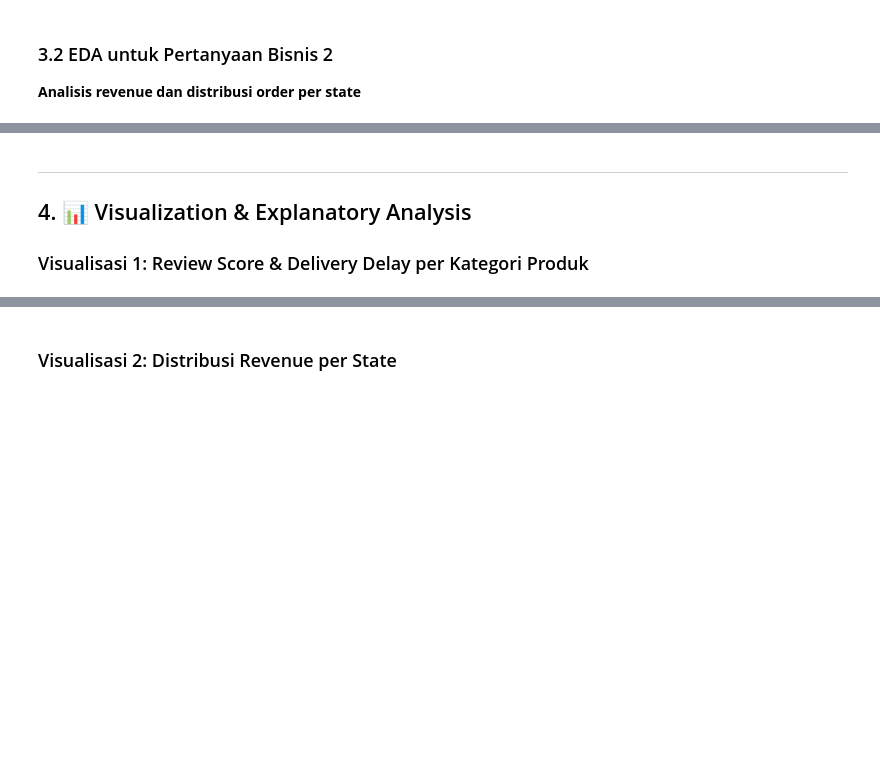
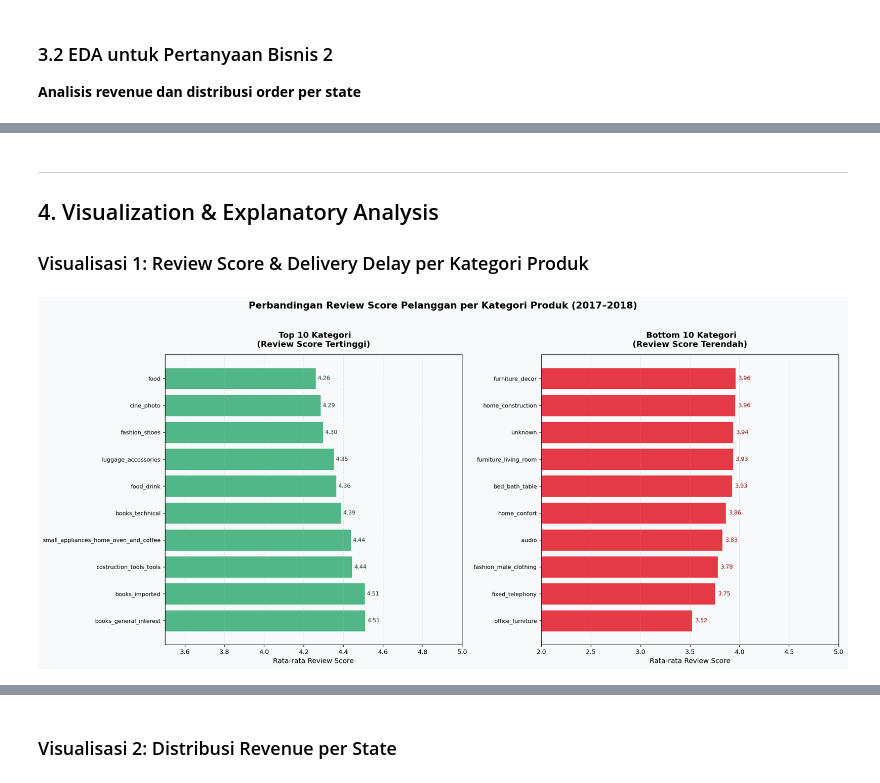
Before and after one commit to berliani/ecommerce-analysis, a Jupyter notebook: notebook.ipynb, the cells around one changed output, grey strips where cells are left out. Drawn from its saved outputs; the diff is of its cells as text; code cells hidden in the pictures; blank space fills up the shorter version.

```diff
--- a/notebook.ipynb
+++ b/notebook.ipynb
@@ -102,8 +109,7 @@ print("✅ Libraries loaded!")
 # %%
-# ============================================================
 # LOAD ALL CSV FILES INTO DATAFRAMES
-# ============================================================
-BASE = 'data/'
+path = 'data'
+BASE = path + '/'
 
 orders_df           = pd.read_csv(BASE + 'olist_orders_dataset.csv')
 order_items_df      = pd.read_csv(BASE + 'olist_order_items_dataset.csv')
@@ -127,6 +133,6 @@ datasets = {
     'product_category': product_category_df
 }
 
-print("📦 Dataset yang berhasil dimuat:")
+print(" Dataset yang berhasil dimuat:")
 for name, df in datasets.items():
     print(f"  {name:25s} → {df.shape[0]:,} baris × {df.shape[1]} kolom")
@@ -403,12 +659,11 @@ display(monthly_trend.tail(12))
 # %% [markdown]
 ---
-## 4. 📊 Visualization & Explanatory Analysis
+## 4. Visualization & Explanatory Analysis
 
 ### Visualisasi 1: Review Score & Delivery Delay per Kategori Produk
 # %%
-# ============================================================
-# VISUALISASI 1A: Top & Bottom Kategori berdasarkan Review Score
-# ============================================================
+
+# Top & Bottom Kategori berdasarkan Review Score
 fig, axes = plt.subplots(1, 2, figsize=(18, 8))
 fig.patch.set_facecolor('#F8F9FA')
 
@@ -420,36 +675,36 @@ ax1 = axes[0]
 bars = ax1.barh(top10['category_en'], top10['avg_review_score'],
                 color='#52B788', edgecolor='white', linewidth=0.5)
 ax1.set_xlim(3.5, 5.0)
-ax1.set_title('🟢 Top 10 Kategori\n(Review Score Tertinggi)',
+ax1.set_title(' Top 10 Kategori\n(Review Score Tertinggi)',
                fontsize=13, fontweight='bold', pad=12)
 ax1.set_xlabel('Rata-rata Review Score', fontsize=11)
 ax1.set_facecolor('#F8F9FA')
 ax1.grid(axis='x', alpha=0.3, linestyle='--')
 ax1.tick_params(axis='y', labelsize=9)
 for bar in bars:
     ax1.text(bar.get_width() + 0.01, bar.get_y() + bar.get_height()/2,
              f'{bar.get_width():.2f}', va='center', fontsize=9, color='#1B4332')
 
 # Bottom 10
 ax2 = axes[1]
 bars2 = ax2.barh(bot10['category_en'], bot10['avg_review_score'],
                  color='#E63946', edgecolor='white', linewidth=0.5)
 ax2.set_xlim(2.0, 5.0)
-ax2.set_title('🔴 Bottom 10 Kategori\n(Review Score Terendah)',
+ax2.set_title(' Bottom 10 Kategori\n(Review Score Terendah)',
                fontsize=13, fontweight='bold', pad=12)
 ax2.set_xlabel('Rata-rata Review Score', fontsize=11)
 ax2.set_facecolor('#F8F9FA')
 ax2.grid(axis='x', alpha=0.3, linestyle='--')
 ax2.tick_params(axis='y', labelsize=9)
 for bar in bars2:
     ax2.text(bar.get_width() + 0.03, bar.get_y() + bar.get_height()/2,
              f'{bar.get_width():.2f}', va='center', fontsize=9, color='#9D0208')
 
 plt.suptitle('Perbandingan Review Score Pelanggan per Kategori Produk (2017–2018)',
              fontsize=15, fontweight='bold', y=1.02)
 plt.tight_layout()
 plt.savefig('viz1a_review_score_category.png', bbox_inches='tight', dpi=150)
 plt.show()
-print("\n💡 Insight: Kategori produk seperti fashion accessories memiliki rating tertinggi, "
-      "sementara kategori dengan rantai pasok kompleks (furnitur, alat berat) cenderung memiliki rating rendah.")
+# %% [output]
+[figure, added]
 # %%
```
Also changed, not shown: parts of 29 cells of this notebook, 3 other files.
